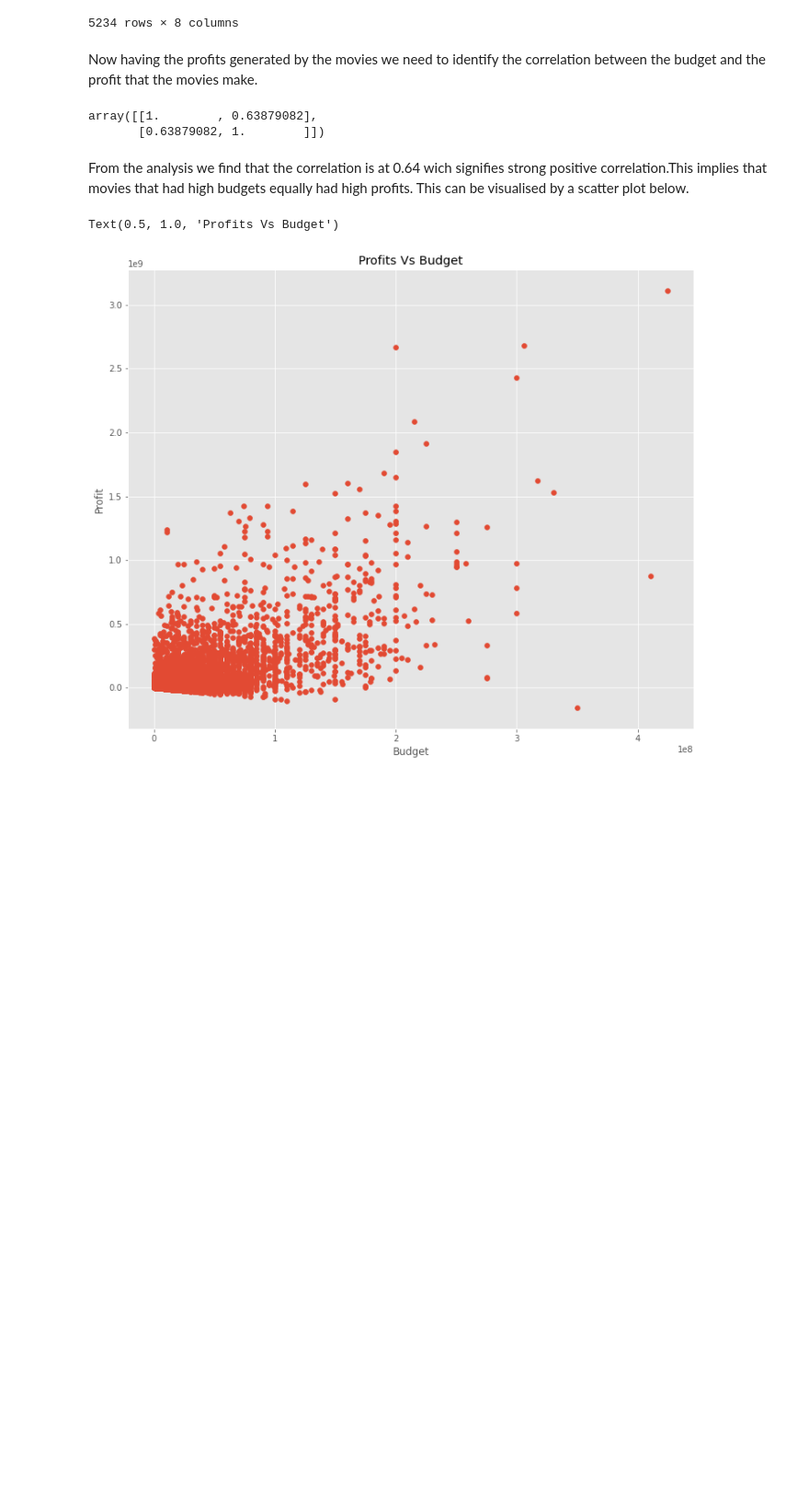
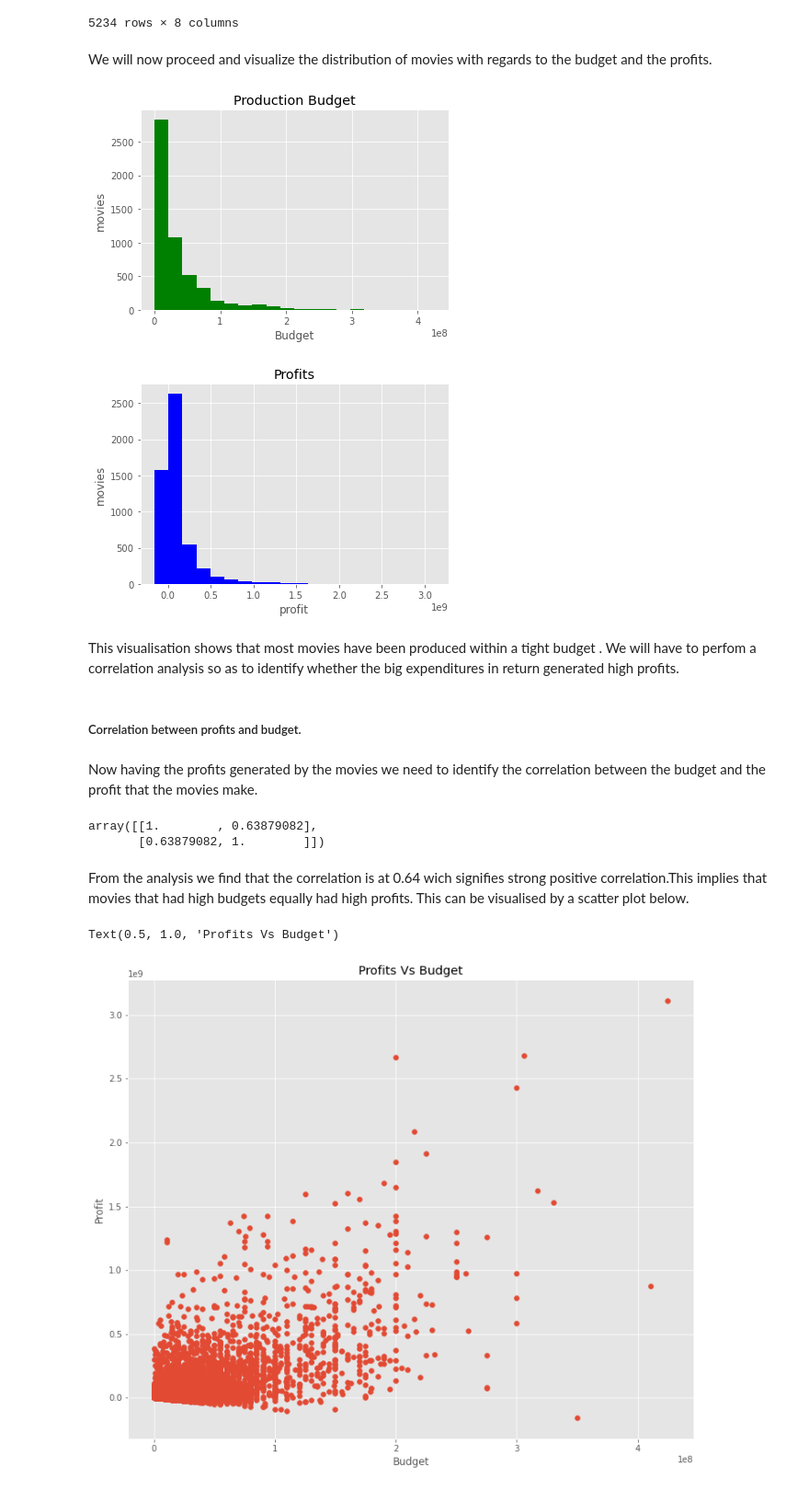
Before and after one commit to JIMWAMAE/dsc-phase-1-project, a Jupyter notebook: student.ipynb, the cells around one changed output. Shown: that part at 92% size. Saved outputs shown, nothing was run; the diff lists cells and outputs as text; code cells hidden in the pictures; blank space fills up the shorter version.

```diff
--- a/student.ipynb
+++ b/student.ipynb
@@ -665,6 +662,26 @@ mov_budget
 | 341 | 42 | Jun 14, 2019 | Men in Black: International | 110000000 | 3100000 | 3.100000e+06 | 6.200000e+06 | -1.038000e+08 |
 | 2 | 3 | Jun 7, 2019 | Dark Phoenix | 350000000 | 42762350 | 1.497624e+08 | 1.925247e+08 | -1.574753e+08 |
 5234 rows × 8 columns
+# %% [markdown]
+We will now proceed and visualize the distribution of movies with regards to the budget and the profits.
+# %%
+plt.hist(mov_budget.production_budget,color='green', bins=20)
+plt.xlabel('Budget')
+plt.ylabel('movies')
+plt.title('Production Budget')
+plt.show()
+plt.hist(mov_budget.Profits,color='blue', bins=20)
+plt.xlabel('profit')
+plt.ylabel('movies')
+plt.title('Profits')
+plt.show()
+# %% [output]
+[figure, added]
+[figure, added]
+# %% [markdown]
+This visualisation shows that most movies have been produced within a tight budget . We will have to perfom a correlation analysis so as to identify whether the big expenditures in return generated high profits.
+# %% [markdown]
+##### Correlation between profits and budget.
 # %% [markdown]
 Now having the profits generated by the movies we need to identify the correlation between the budget and the profit that the movies make.
 # %%
```
Also changed, not shown: parts of 9 cells of this notebook.
